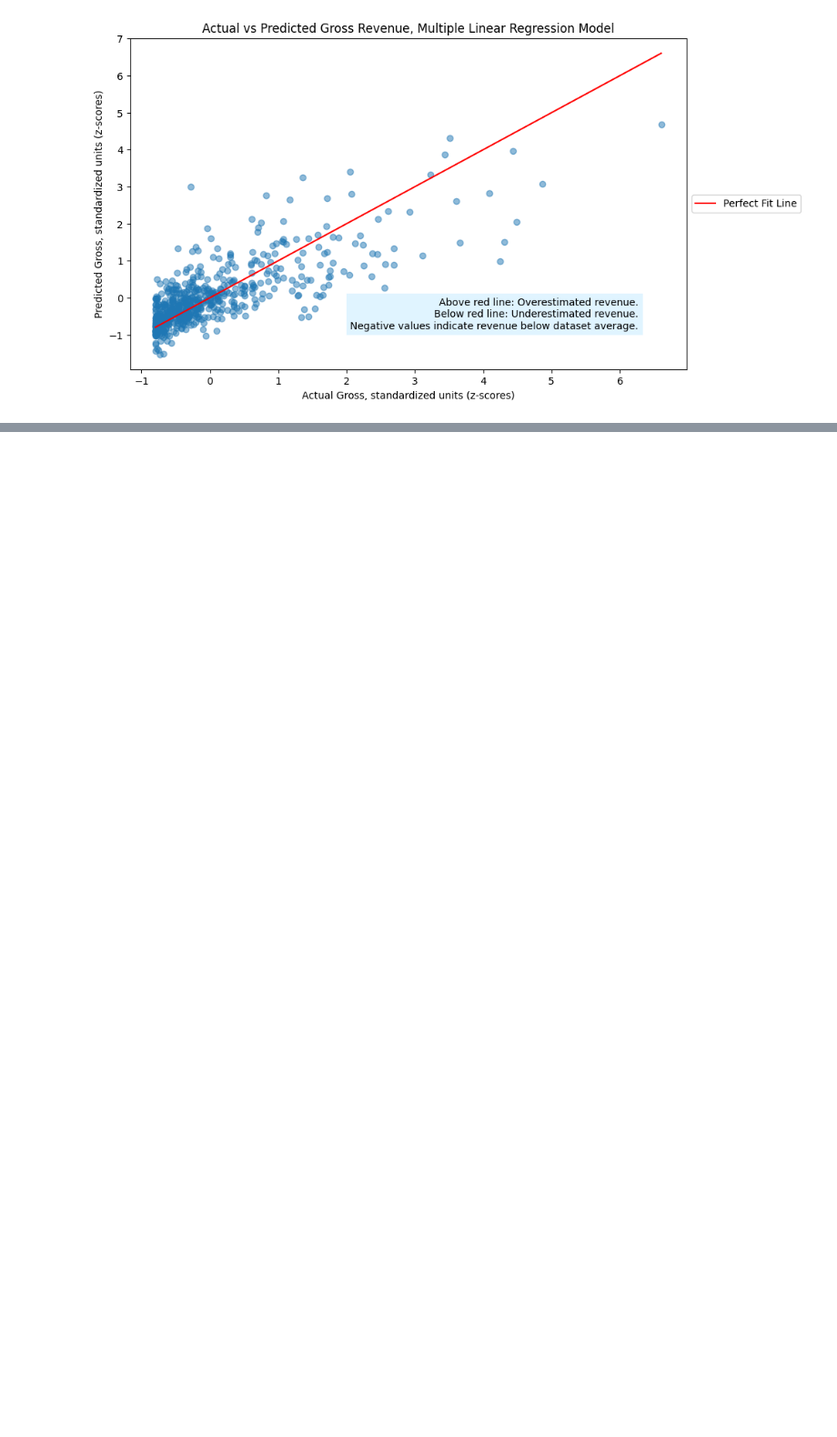
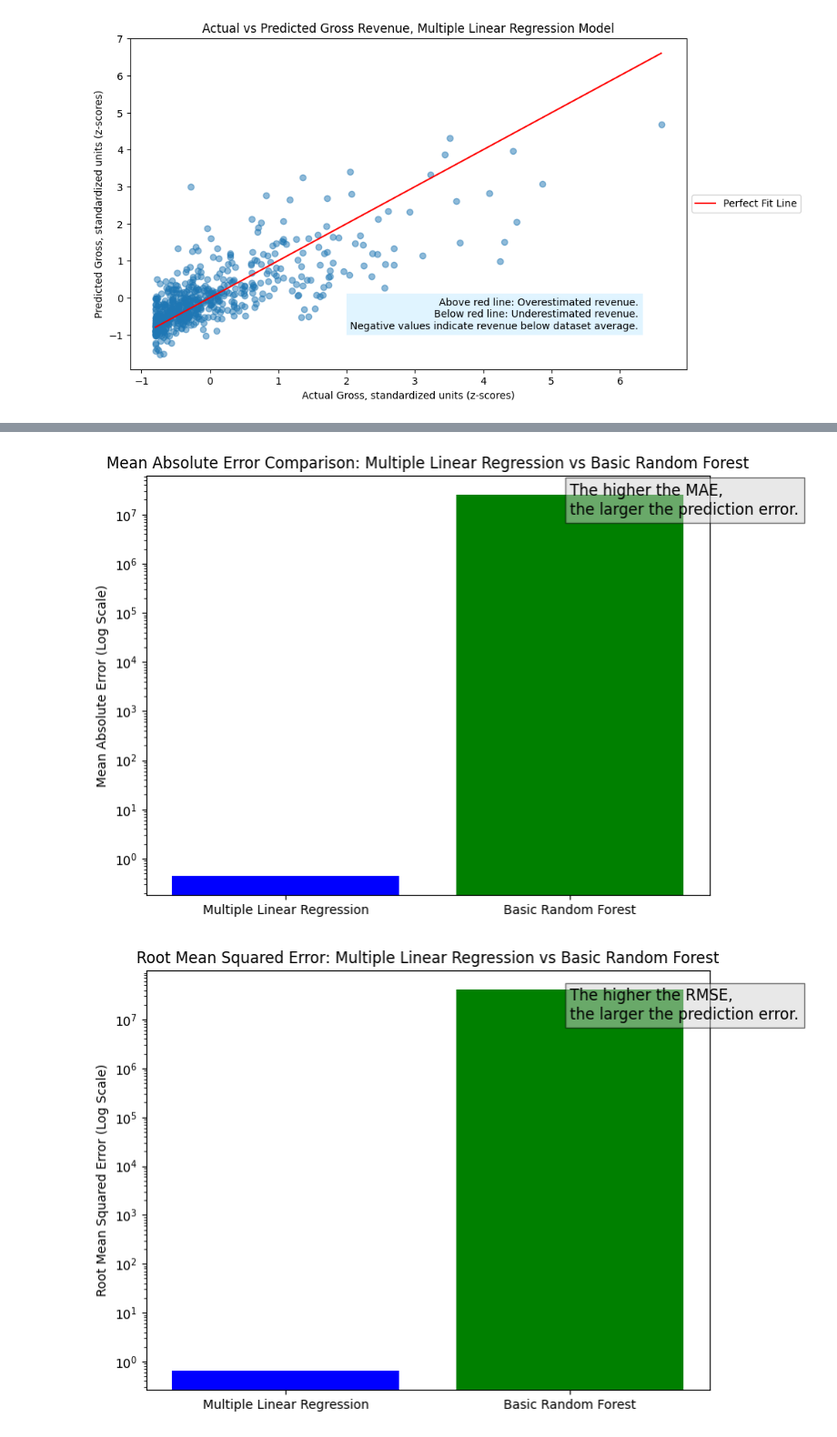
Before and after one commit to LegallyNotBlonde/Movie_Analysis, a Jupyter notebook: Main_Code_United.ipynb, the cells around one changed output, grey strips where cells are left out. Shown at 91% size. Drawn from its saved outputs; the diff is of its cells as text; code cells hidden in the pictures; blank space fills up the shorter version.

```diff
--- a/Main_Code_United.ipynb
+++ b/Main_Code_United.ipynb
@@ -1109,0 +560,30 @@ except ValueError as e:
+# %%
+# Plotting Mean Absolute Error comparison with a logarithmic scale
+plt.figure(figsize=(8, 6))
+plt.bar(model_comparison['Model'], model_comparison['Mean Absolute Error'], color=['blue', 'green'])  # Removed space in 'Mean Absolute Error'
+plt.yscale('log')  # Apply logarithmic scale to y-axis
+plt.title('Mean Absolute Error Comparison: Multiple Linear Regression vs Basic Random Forest')
+plt.ylabel('Mean Absolute Error (Log Scale)')
+
+# Adding text box with adjusted placement for log scale
+plt.text(1, 1e7,  # Adjusted y-value for better placement
+         'The higher the MAE,\nthe larger the prediction error.',
+         fontsize=12, bbox=dict(facecolor='lightgray', alpha=0.5))
+
+# Plotting Root Mean Squared Error comparison with a logarithmic scale
+plt.figure(figsize=(8, 6))
+plt.bar(model_comparison['Model'], model_comparison['Root Mean Squared Error'], color=['blue', 'green'])
+plt.yscale('log')  # Apply logarithmic scale to y-axis
+plt.title('Root Mean Squared Error: Multiple Linear Regression vs Basic Random Forest')
+plt.ylabel('Root Mean Squared Error (Log Scale)')
+
+# Adding text box with adjusted placement for log scale
+plt.text(1, 1e7,  # Adjusted y-value for better placement
+         'The higher the RMSE,\nthe larger the prediction error.',
+         fontsize=12, bbox=dict(facecolor='lightgray', alpha=0.5))
+
+# Display both plots
+plt.show()
+# %% [output]
+[figure, added]
+[figure, added]
```
Also changed, not shown: parts of 42 cells of this notebook, 2 other files.
